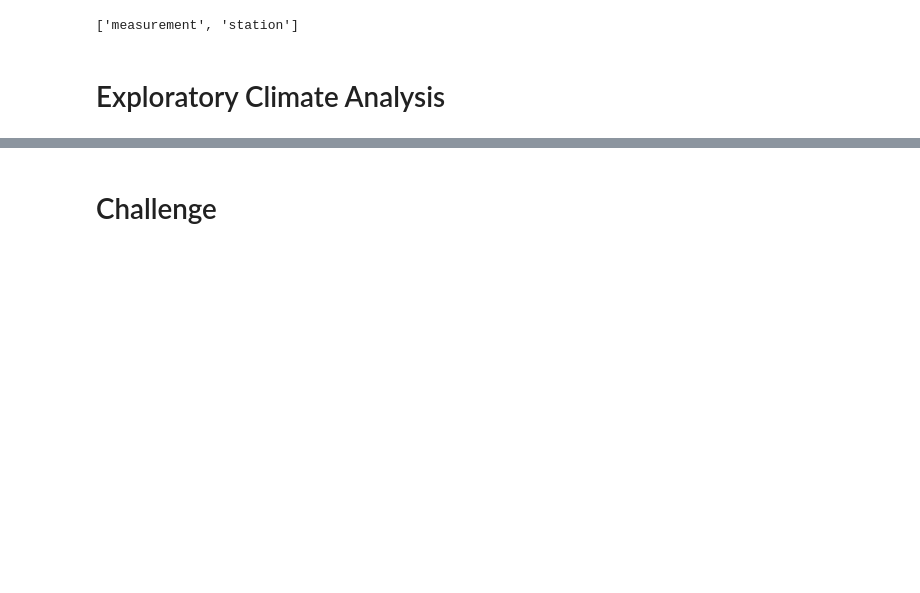
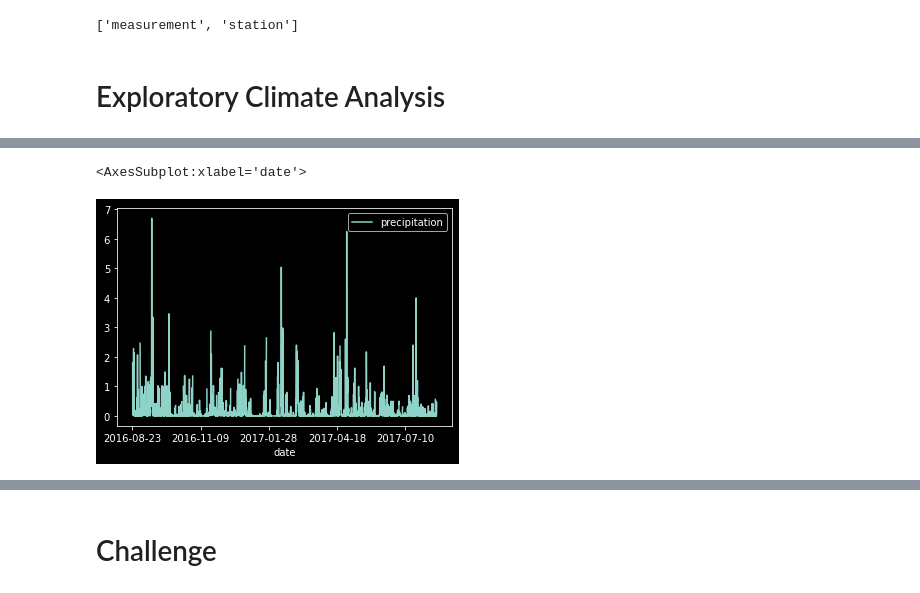
Before and after one commit to Yaye2021/Surfs_up, a Jupyter notebook: climate_analysis.ipynb, the cells around one changed output, grey strips where cells are left out. Cells and saved outputs as stored; diff of their text form; code cells hidden in the pictures; blank space fills up the shorter version.

Commit message:
Adding file with plot and statistics

```diff
--- a/climate_analysis.ipynb
+++ b/climate_analysis.ipynb
@@ -46,13 +46,16 @@ session = Session(engine)
 # %%
 # Design a query to retrieve the last 12 months of precipitation data and plot the results.
 #Starting from the last data point in the database.
+prev_year = dt.date(2017, 8, 23)
 
 # Calculate the date one year from the last date in data set.
+prev_year = dt.date(2017, 8, 23) - dt.timedelta(days=365)
 
 # Perform a query to retrieve the data and precipitation scores
+#We'll begin by creating a variable to store the results of the query we'll write
+results = []
 
-# Save the query results as a Pandas DataFrame and set the index to the date column
-
-# Sort the dataframe by date
-
-# Use Pandas Plotting with Matplotlib to plot the data
+#We will reference the Measurement table using Measurement.date and Measurement.prcp. Se añade un filtro para obtener los datos más recientes
+# Al final se le incluye la opción .all() para que extraiga todos los datos y los ponga en una lista
+results = session.query(Measurement.date, Measurement.prcp).filter(Measurement.date >= prev_year).all()
+print(results)
@@ -58,0 +64,10 @@ session = Session(engine)
+# %%
+# Save the query results as a Pandas DataFrame and set the index to the date column
+
+df = pd.DataFrame(results, columns=['date','precipitation'])
+df.set_index(df['date'], inplace=True)
+#print(df)
+
+#Print the dataframe just leaving one of the "date" columns (print the dataframe without the index)
+
+print(df.to_string(index=False))
@@ -58,0 +92,5 @@ session = Session(engine)
+# %%
+# Sort the dataframe by date
+df = df.sort_index()
+#Se imprime como una lista, sin el índice
+print(df.to_string(index=False))
@@ -59,2 +115,8 @@ session = Session(engine)
+# %%
+# Use Pandas Plotting with Matplotlib to plot the data
+df.plot()
+# %% [output]
+<AxesSubplot:xlabel='date'>
+[figure, added]
 # %%
 # Use Pandas to calcualte the summary statistics for the precipitation data
```
Also changed, not shown: parts of 4 cells of this notebook.
